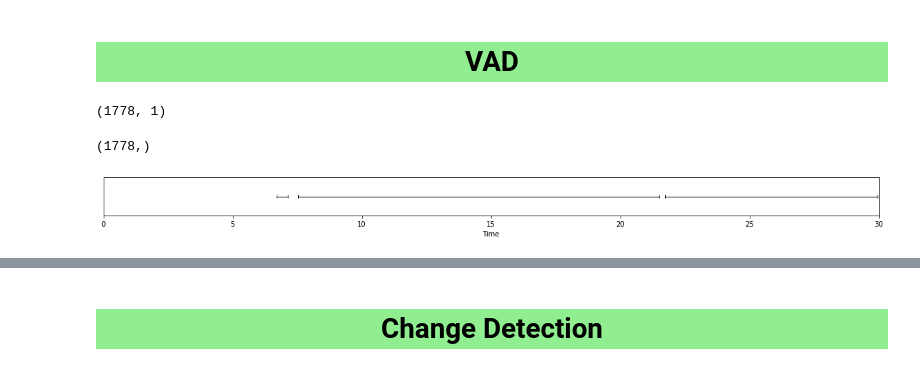
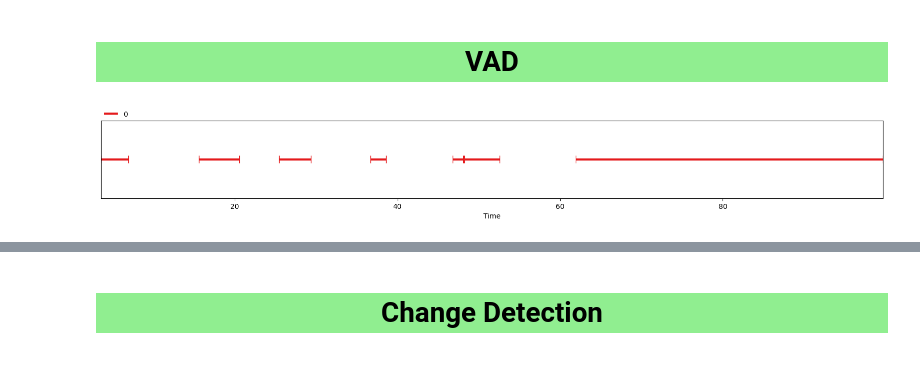
Before and after one commit to amitliron/Voice, a Jupyter notebook: SpeakerSegmentation.ipynb, the cells around one changed output, grey strips where cells are left out. Drawn from its saved outputs; the diff is of its cells as text; code cells hidden in the pictures.

```diff
--- a/SpeakerSegmentation.ipynb
+++ b/SpeakerSegmentation.ipynb
@@ -30,6 +49,7 @@ def get_wav_duration(wav_file):
 SAMPLE_WAV = "/home/amitli/Datasets/MyVoiceTests_16SR/-3dd58g7rQQ/-3dd58g7rQQ_0000.wav"
 SAMPLE_WAV = "/home/amitli/Datasets/Voice/Hebrew/Police/-37_ZAraHQM.wav"
 SAMPLE_WAV = "/home/amitli/Datasets/test_speaker_segmentation.wav"
+SAMPLE_WAV = "/home/amitli/Datasets/second_lebanon.wav"
 # %%
 get_sample_rate(SAMPLE_WAV), get_wav_duration(SAMPLE_WAV)
 # %% [output]
@@ -60,17 +80,13 @@ vad      = Inference("pyannote/segmentation", pre_aggregation_hook=to_vad)
 vad_prob = vad(SAMPLE_WAV)
 binarize = Binarize(onset=0.5)
 speech   = binarize(vad_prob)
+# %%
+speech
+# %% [output]
+[figure, added]
 # %%
 vad_prob.data.shape
-# %% [output]
-(1778, 1)
 # %%
 my_vad = myBinary(vad_prob.data.reshape(-1), 0.5)
-# %%
-my_vad.shape
-# %% [output]
-(1778,)
 # %%
-speech.get_timeline().
+speech.get_timeline()
-# %% [output]
-[figure, removed]
```
Also changed, not shown: parts of 14 cells of this notebook, 1 other file.
